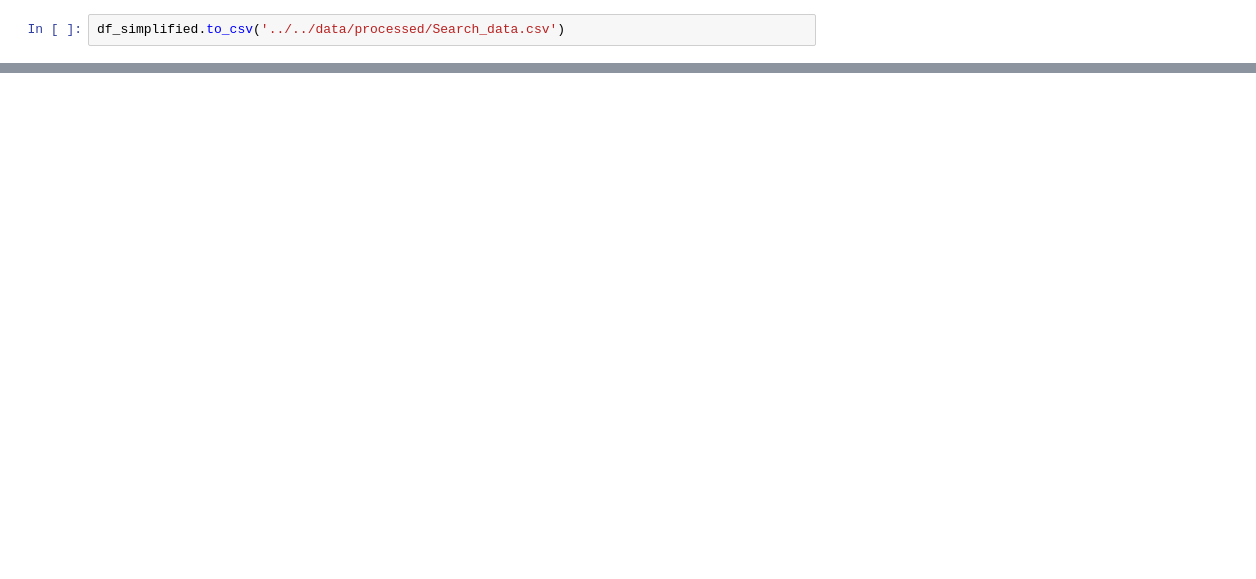
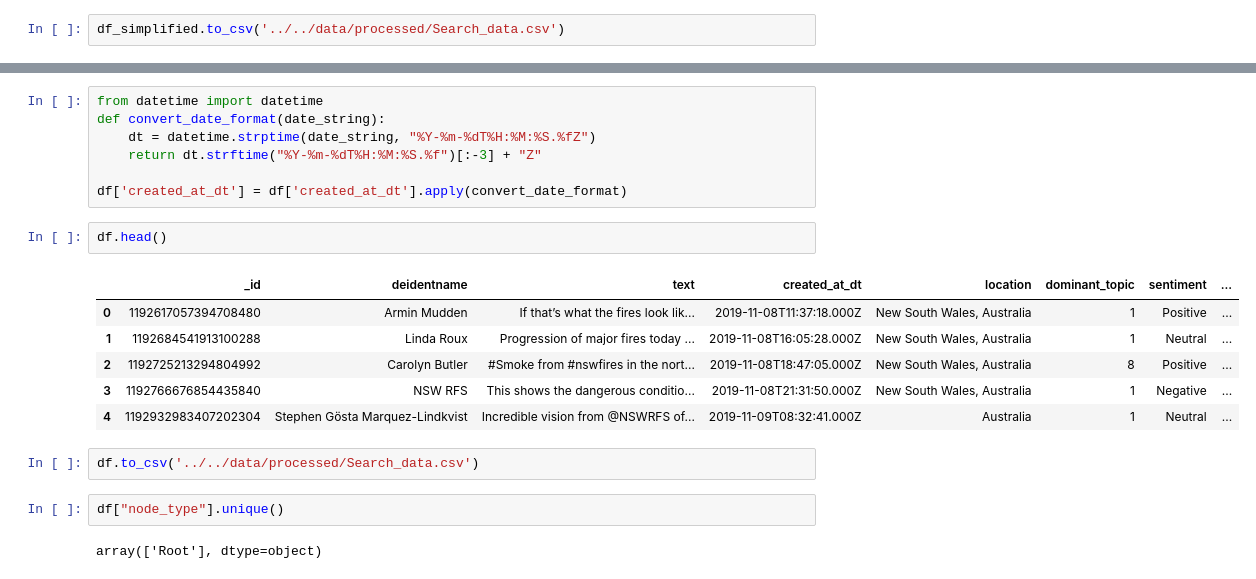
Before and after one commit to Joezhou1211/DECO3801_T50, a Jupyter notebook: backend/utils/Search_data_generator.ipynb, the cells around one changed output, grey strips where cells are left out. Cells and saved outputs as stored; diff of their text form; blank space fills up the shorter version.

```diff
--- a/backend/utils/Search_data_generator.ipynb
+++ b/backend/utils/Search_data_generator.ipynb
@@ -149,0 +163,22 @@ df_simplified.to_csv('../../data/processed/Search_data.csv')
+# %%
+from datetime import datetime
+def convert_date_format(date_string):
+    dt = datetime.strptime(date_string, "%Y-%m-%dT%H:%M:%S.%fZ")
+    return dt.strftime("%Y-%m-%dT%H:%M:%S.%f")[:-3] + "Z"
+
+df['created_at_dt'] = df['created_at_dt'].apply(convert_date_format)
+# %%
+df.head()
+# %% [output]
+|  | _id | deidentname | text | created_at_dt | location | dominant_topic | sentiment | ... |
+| 0 | 1192617057394708480 | Armin Mudden | If that’s what the fires look lik... | 2019-11-08T11:37:18.000Z | New South Wales, Australia | 1 | Positive | ... |
+| 1 | 1192684541913100288 | Linda Roux | Progression of major fires today ... | 2019-11-08T16:05:28.000Z | New South Wales, Australia | 1 | Neutral | ... |
+| 2 | 1192725213294804992 | Carolyn Butler | #Smoke from #nswfires in the nort... | 2019-11-08T18:47:05.000Z | New South Wales, Australia | 8 | Positive | ... |
+| 3 | 1192766676854435840 | NSW RFS | This shows the dangerous conditio... | 2019-11-08T21:31:50.000Z | New South Wales, Australia | 1 | Negative | ... |
+| 4 | 1192932983407202304 | Stephen Gösta Marquez-Lindkvist | Incredible vision from @NSWRFS of... | 2019-11-09T08:32:41.000Z | Australia | 1 | Neutral | ... |
+# %%
+df.to_csv('../../data/processed/Search_data.csv')
+# %%
+df["node_type"].unique()
+# %% [output]
+array(['Root'], dtype=object)
```
Also changed, not shown: parts of 5 cells of this notebook, 12 other files.
